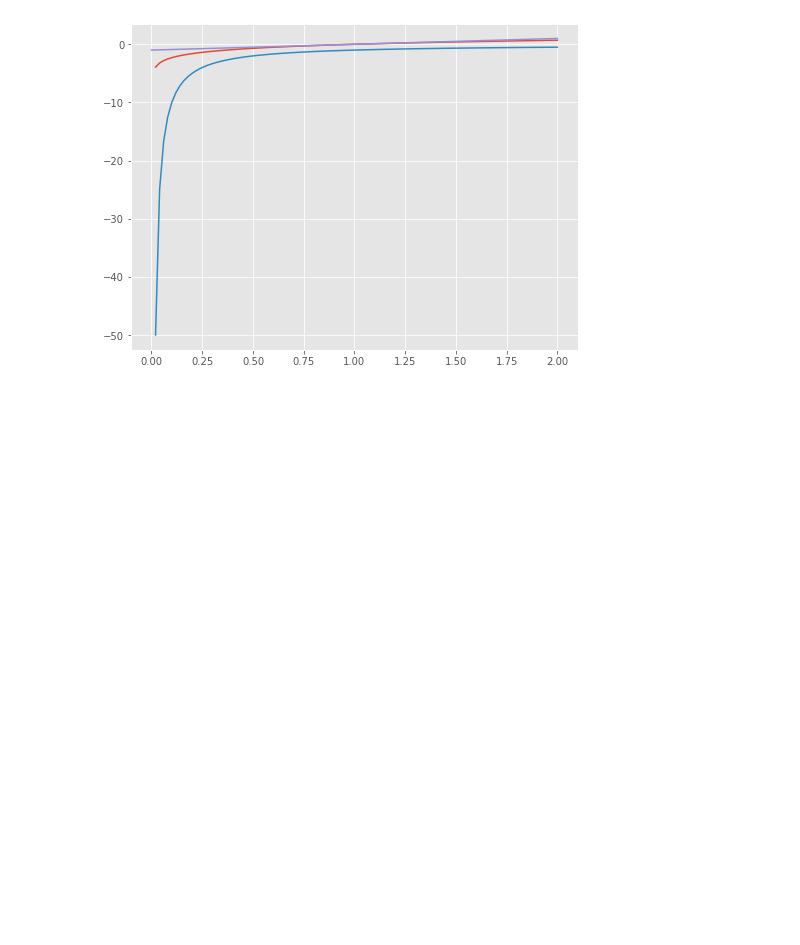
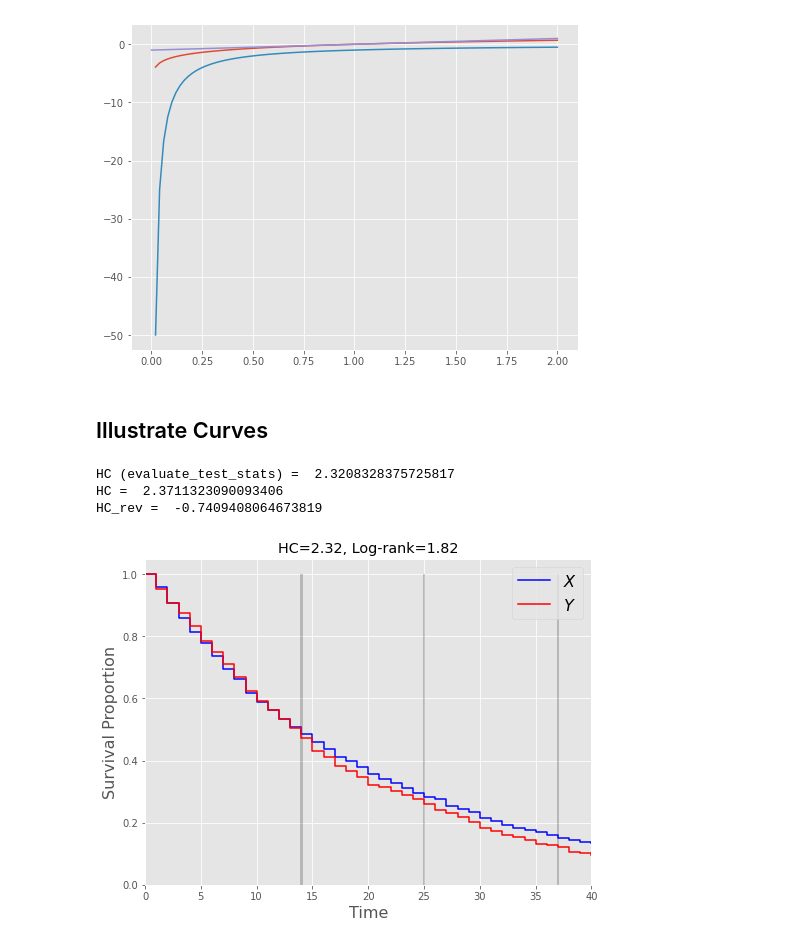
Before and after one commit to alonkipnis/HCHG, a Jupyter notebook: illustrate_phase_diagram.ipynb, the cells around one changed output. Drawn from its saved outputs; the diff is of its cells as text; code cells hidden in the pictures; blank space fills up the shorter version.

```diff
--- a/illustrate_phase_diagram.ipynb
+++ b/illustrate_phase_diagram.ipynb
@@ -303,3 +324,5 @@ plt.plot(xx, xx - 1)
 # %% [output]
 [<matplotlib.lines.Line2D at 0x...>]
 [figure]
+# %% [markdown]
+## Illustrate Curves
@@ -305,0 +386,31 @@ plt.plot(xx, xx - 1)
+# %%
+remote_dir = "/Users/kipnisal/Dropbox/Apps/Overleaf/Survival Analysis with Sensitivity to Possible Rare and Weak Differences/"
+# %%
+T = 40
+N1 = 1000
+N2 = 1000
+eps = 0.1
+lam0 = 2 / T * np.ones(T)
+r = 2
+Nt1, Nt2 = sample_survival_data(T, N1, N2, lam0, eps, r)
+Ot1 = np.append(-np.diff(Nt1), 0)
+Ot2 = np.append(-np.diff(Nt2), 0)
+
+df = pd.DataFrame({
+    'at-risk1': Nt1,
+    'at-risk2': Nt2,
+    'events1': Ot1,
+    'events2': Ot2
+})
+
+df1, df2 = illustrate_survival_curve(df, T=100, stbl=False)
+#plt.title("Hi")
+plt.xlim((0,T))
+#plt.xtickslabel(fontsize=16)
+plt.savefig(remote_dir + 'Figs/survival_curve_exm.png')
+plt.show()
+# %% [output]
+HC (evaluate_test_stats) =  2.3208328375725817
+HC =  2.3711323090093406
+HC_rev =  -0.7409408064673819
+[figure, added]
```
Also changed, not shown: parts of 18 cells of this notebook, 4 other files.
